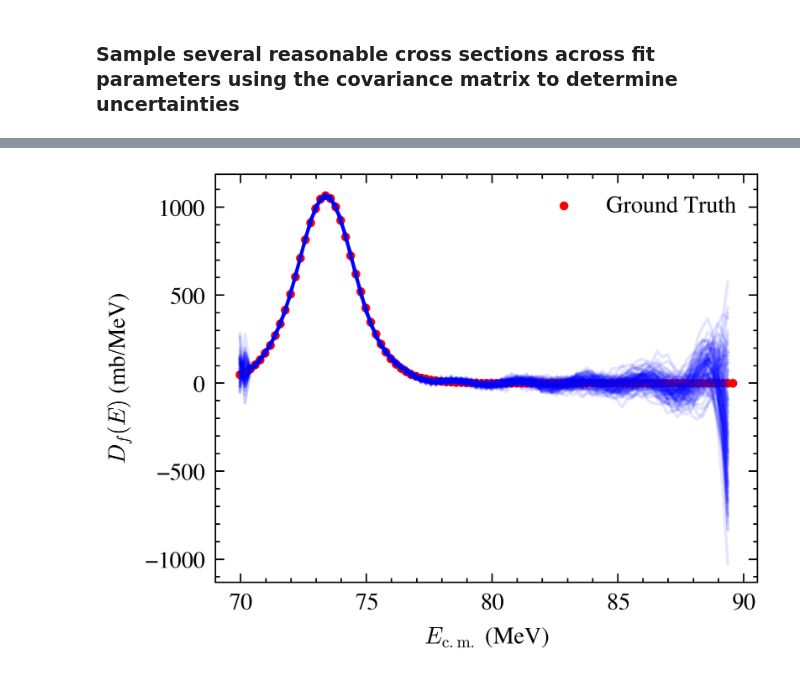
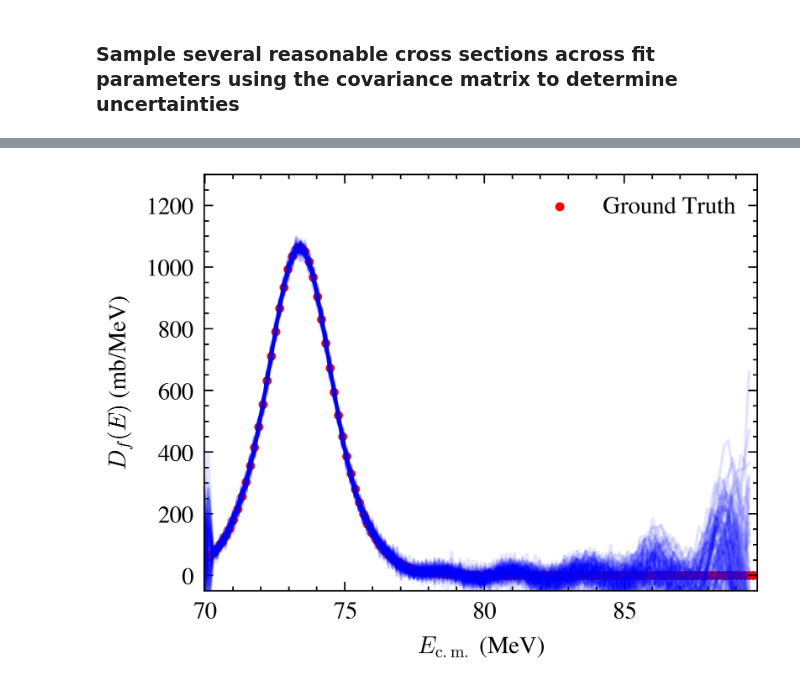
Before and after one commit to aaron-philip/barrier-extraction, a Jupyter notebook: Morton1999.ipynb, the cells around one changed output, grey strips where cells are left out. Drawn from its saved outputs; the diff is of its cells as text; code cells hidden in the pictures.

```diff
--- a/Morton1999.ipynb
+++ b/Morton1999.ipynb
@@ -50,9 +44,6 @@ E_data = exp[0]['Ecm'].to_numpy()
 Sigma_data = exp[0]['Sigma'].to_numpy()
 Sigma_err  = exp[0]['Error'].to_numpy()
 
-# --- Wrapper for curve_fit (it expects signature f(E, *params)) ---
-def sigma_fit(E, E0, R0, hbarw):
-    return sigma(E, E0, R0, hbarw)
 
 # --- Initial guesses for [E0, R0, hbarw] ---
 # You may need to tweak these based on your system.
@@ -60,7 +51,7 @@ initial_guess = [70.0, 11.0, 4]  # e.g. E0≈10MeV, R0≈7fm, ħω≈4MeV
 
 # --- Perform the fit ---
 popt, pcov = curve_fit(
-    sigma_fit,
+    sigma,
     E_data,
     Sigma_data,
     p0=initial_guess,
@@ -231,21 +273,24 @@ plt.show()
 # %%
-from utils import barrier_dist
-E_dist = np.arange(E_train[0],E_train[-1], 0.2)
+from src.utils import barrier_dist, point_diff
+E_dist = np.arange(E_train[0],E_train[-1], 0.15)
 n_samples=100
 n_cut=0
 y_samples = gp.sample_y(E_dist.reshape(-1,1), n_samples=n_samples)
 ndist = np.zeros((len(E_dist),n_samples))
 for i in range(n_samples):
     ndist[:,i] = barrier_dist(E_dist,y_samples[:,i],acc=4)
     plt.plot(E_dist[n_cut:-n_cut-1],ndist[n_cut:-n_cut-1,i],marker="",ls='-',lw=1,ms=0,alpha=0.1, color='b')
 true = barrier_dist(E_dist,sigma(E_dist,E0_opt,R0_opt,hbarw_opt),acc=4)
 #plt.plot(E_dist[5:-5:10],true[5:-5:10],linestyle='--',color='r',label=r'True $D_{f}(E)$')
 spacing = 1
 plt.scatter(E_dist[::spacing],true[::spacing],marker='o',color='r',label=r'Ground Truth', s=4)
 
 plt.legend()
 plt.ylabel(r'$D_f(E)$ (mb/MeV)')
+plt.xlim(E_train[0], E_train[-1])
+plt.ylim(-50,1300)
 plt.xlabel(r'$E_{\mathrm{c.m.}}$ (MeV)')
+
 plt.show()
 # %% [output]
-[figure, old version]
+[figure, new version]
```
Also changed, not shown: parts of 17 cells of this notebook, 2 other files.
